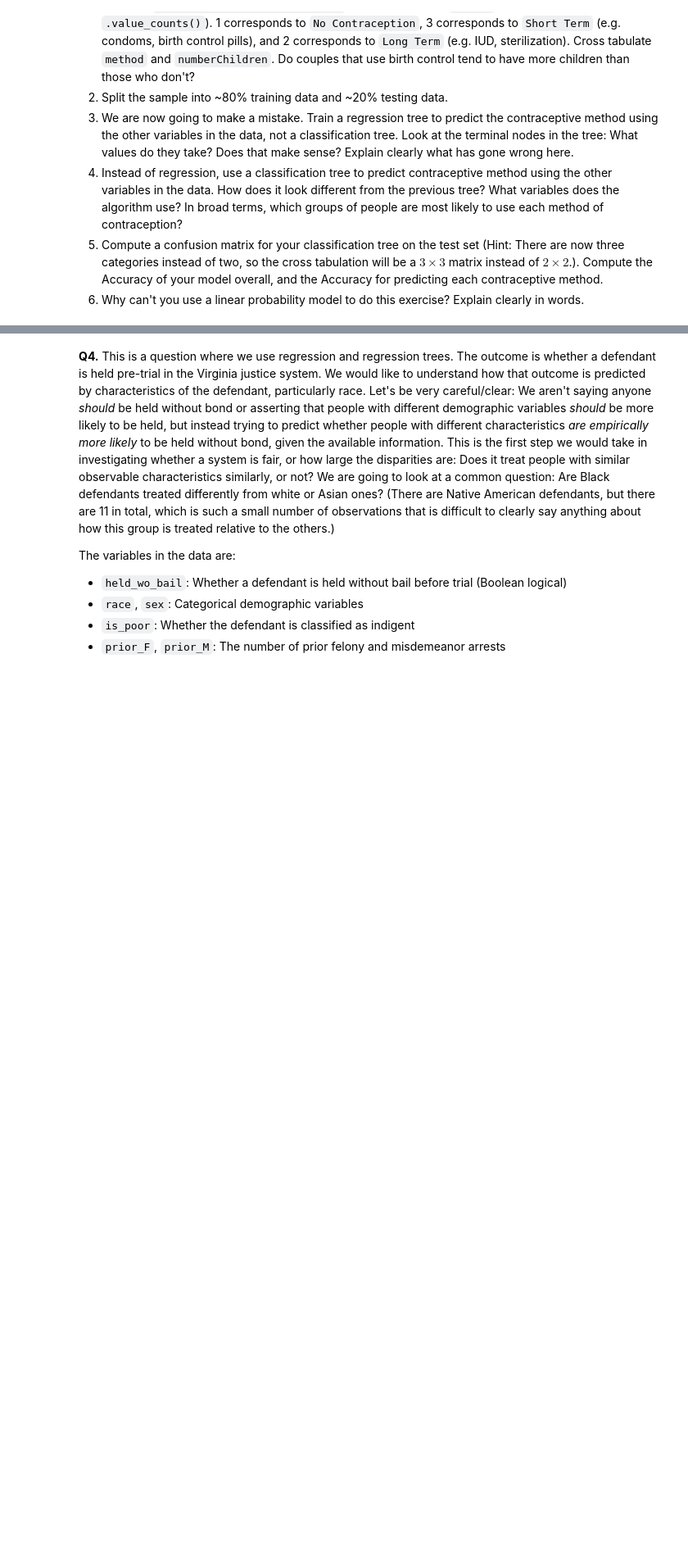
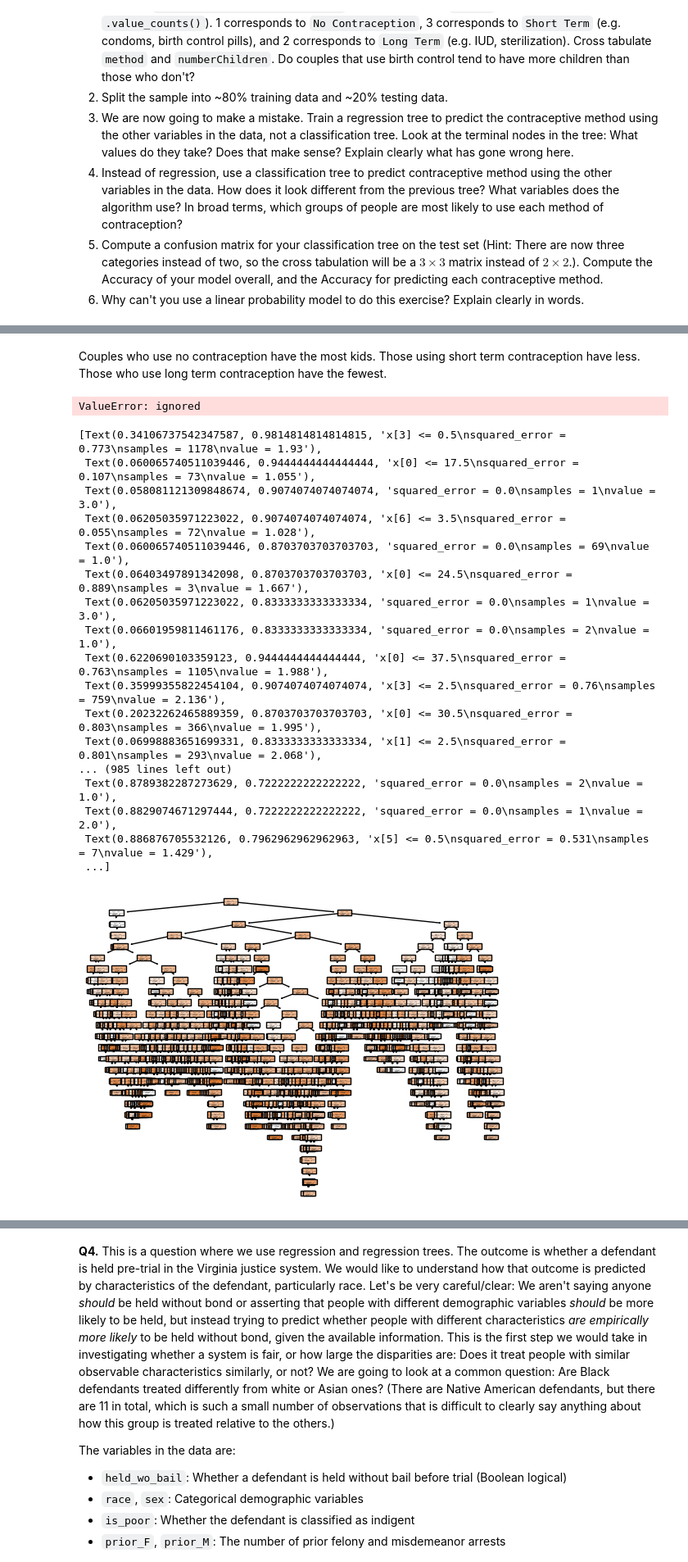
Before and after one commit to BryantRChow/DS_3001_assignment_4, a Jupyter notebook: assignment4.ipynb, the cells around one changed output, grey strips where cells are left out. Shown at 82% size. Saved outputs shown, nothing was run; the diff lists cells and outputs as text; code cells hidden in the pictures; blank space fills up the shorter version.

```diff
--- a/assignment4.ipynb
+++ b/assignment4.ipynb
@@ -280,3 +280,8 @@ In my case, my decision tree with a max depth of 11 had slightly better performa
   4. Instead of regression, use a classification tree to predict contraceptive method using the other variables in the data. How does it look different from the previous tree? What variables does the algorithm use? In broad terms, which groups of people are most likely to use each method of contraception?
   5. Compute a confusion matrix for your classification tree on the test set (Hint: There are now three categories instead of two, so the cross tabulation will be a $3 \times 3$ matrix instead of $2 \times 2$.). Compute the Accuracy of your model overall, and the Accuracy for predicting each contraceptive method.
   7. Why can't you use a linear probability model to do this exercise? Explain clearly in words.
+# %%
+# 3.1
+df = pd.read_csv('./data/contraception_hw.csv')
+df.drop(df.columns[0], axis = 1, inplace = True)
+df.head()
@@ -282,0 +311,37 @@ In my case, my decision tree with a max depth of 11 had slightly better performa
+# %% [markdown]
+Couples who use no contraception have the most kids. Those using short term contraception have less. Those who use long term contraception have the fewest.
+# %%
+# 3.2
+X = df.drop(['method'], axis = 1)
+y = df['method']
+X_train, X_test, y_train, y_test = train_test_split(X, y, test_size=0.2, random_state=42)
+# %%
+# 3.3
+tree_reg = DecisionTreeRegressor()
+
+t = tree_reg.fit(X_train, y_train)
+# %% [output]
+ValueError: ignored
+# %%
+from sklearn import tree
+
+tree.plot_tree(t, filled=True)
+# %% [output]
+[Text(0.34106737542347587, 0.9814814814814815, 'x[3] <= 0.5\nsquared_error = 0.773\nsamples = 1178\nvalue = 1.93'),
+ Text(0.060065740511039446, 0.9444444444444444, 'x[0] <= 17.5\nsquared_error = 0.107\nsamples = 73\nvalue = 1.055'),
+ Text(0.058081121309848674, 0.9074074074074074, 'squared_error = 0.0\nsamples = 1\nvalue = 3.0'),
+ Text(0.06205035971223022, 0.9074074074074074, 'x[6] <= 3.5\nsquared_error = 0.055\nsamples = 72\nvalue = 1.028'),
+ Text(0.060065740511039446, 0.8703703703703703, 'squared_error = 0.0\nsamples = 69\nvalue = 1.0'),
+ Text(0.06403497891342098, 0.8703703703703703, 'x[0] <= 24.5\nsquared_error = 0.889\nsamples = 3\nvalue = 1.667'),
+ Text(0.06205035971223022, 0.8333333333333334, 'squared_error = 0.0\nsamples = 1\nvalue = 3.0'),
+ Text(0.06601959811461176, 0.8333333333333334, 'squared_error = 0.0\nsamples = 2\nvalue = 1.0'),
+ Text(0.6220690103359123, 0.9444444444444444, 'x[0] <= 37.5\nsquared_error = 0.763\nsamples = 1105\nvalue = 1.988'),
+ Text(0.35999355822454104, 0.9074074074074074, 'x[3] <= 2.5\nsquared_error = 0.76\nsamples = 759\nvalue = 2.136'),
+ Text(0.20232262465889359, 0.8703703703703703, 'x[0] <= 30.5\nsquared_error = 0.803\nsamples = 366\nvalue = 1.995'),
+ Text(0.06998883651699331, 0.8333333333333334, 'x[1] <= 2.5\nsquared_error = 0.801\nsamples = 293\nvalue = 2.068'),
+... (985 lines left out)
+ Text(0.8789382287273629, 0.7222222222222222, 'squared_error = 0.0\nsamples = 2\nvalue = 1.0'),
+ Text(0.8829074671297444, 0.7222222222222222, 'squared_error = 0.0\nsamples = 1\nvalue = 2.0'),
+ Text(0.886876705532126, 0.7962962962962963, 'x[5] <= 0.5\nsquared_error = 0.531\nsamples = 7\nvalue = 1.429'),
+ ...]
+[figure, added]
```
Also changed, not shown: parts of 10 cells of this notebook.
